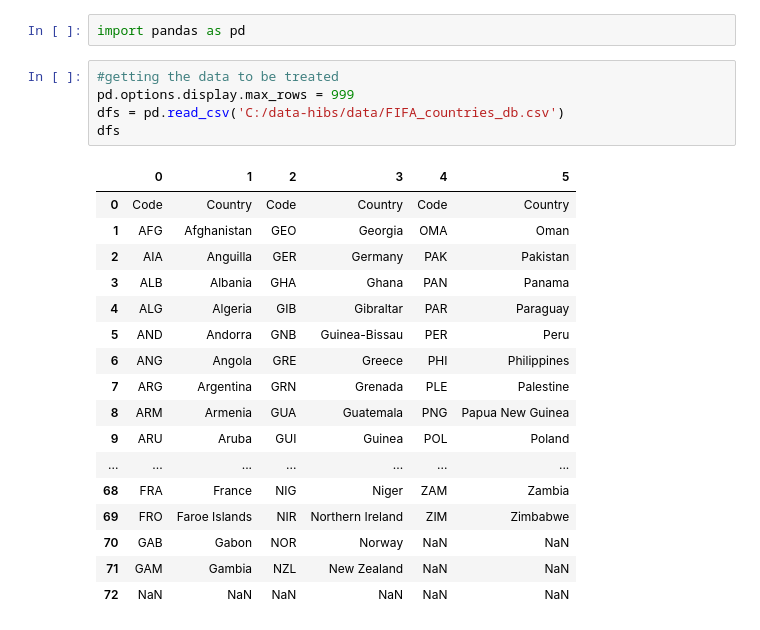
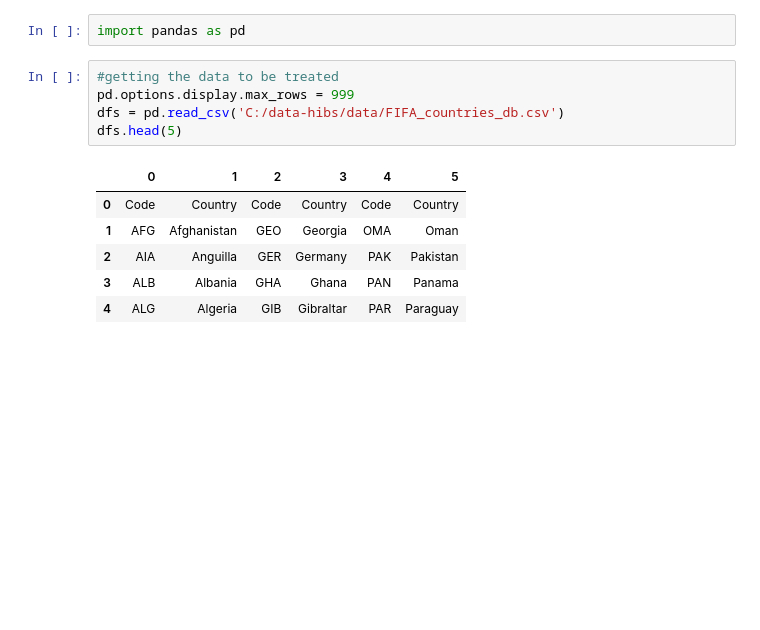
Before and after one commit to leonardodesantana/data-hibs, a Jupyter notebook: notebooks/Untitled1.ipynb, the cells around one changed output. Cells and saved outputs as stored; diff of their text form; blank space fills up the shorter version.

```diff
--- a/notebooks/Untitled1.ipynb
+++ b/notebooks/Untitled1.ipynb
@@ -3,26 +3,15 @@ import pandas as pd
 # %%
 #getting the data to be treated
 pd.options.display.max_rows = 999
 dfs = pd.read_csv('C:/data-hibs/data/FIFA_countries_db.csv')
-dfs
+dfs.head(5)
 # %% [output]
 |  | 0 | 1 | 2 | 3 | 4 | 5 |
 | 0 | Code | Country | Code | Country | Code | Country |
 | 1 | AFG | Afghanistan | GEO | Georgia | OMA | Oman |
 | 2 | AIA | Anguilla | GER | Germany | PAK | Pakistan |
 | 3 | ALB | Albania | GHA | Ghana | PAN | Panama |
 | 4 | ALG | Algeria | GIB | Gibraltar | PAR | Paraguay |
-| 5 | AND | Andorra | GNB | Guinea-Bissau | PER | Peru |
-| 6 | ANG | Angola | GRE | Greece | PHI | Philippines |
-| 7 | ARG | Argentina | GRN | Grenada | PLE | Palestine |
-| 8 | ARM | Armenia | GUA | Guatemala | PNG | Papua New Guinea |
-| 9 | ARU | Aruba | GUI | Guinea | POL | Poland |
-| ... | ... | ... | ... | ... | ... | ... |
-| 68 | FRA | France | NIG | Niger | ZAM | Zambia |
-| 69 | FRO | Faroe Islands | NIR | Northern Ireland | ZIM | Zimbabwe |
-| 70 | GAB | Gabon | NOR | Norway | NaN | NaN |
-| 71 | GAM | Gambia | NZL | New Zealand | NaN | NaN |
-| 72 | NaN | NaN | NaN | NaN | NaN | NaN |
 # %%
 #getting rid of the first row of the dataframe
 dfs.drop(0)
```
Also changed, not shown: parts of 4 cells of this notebook.
